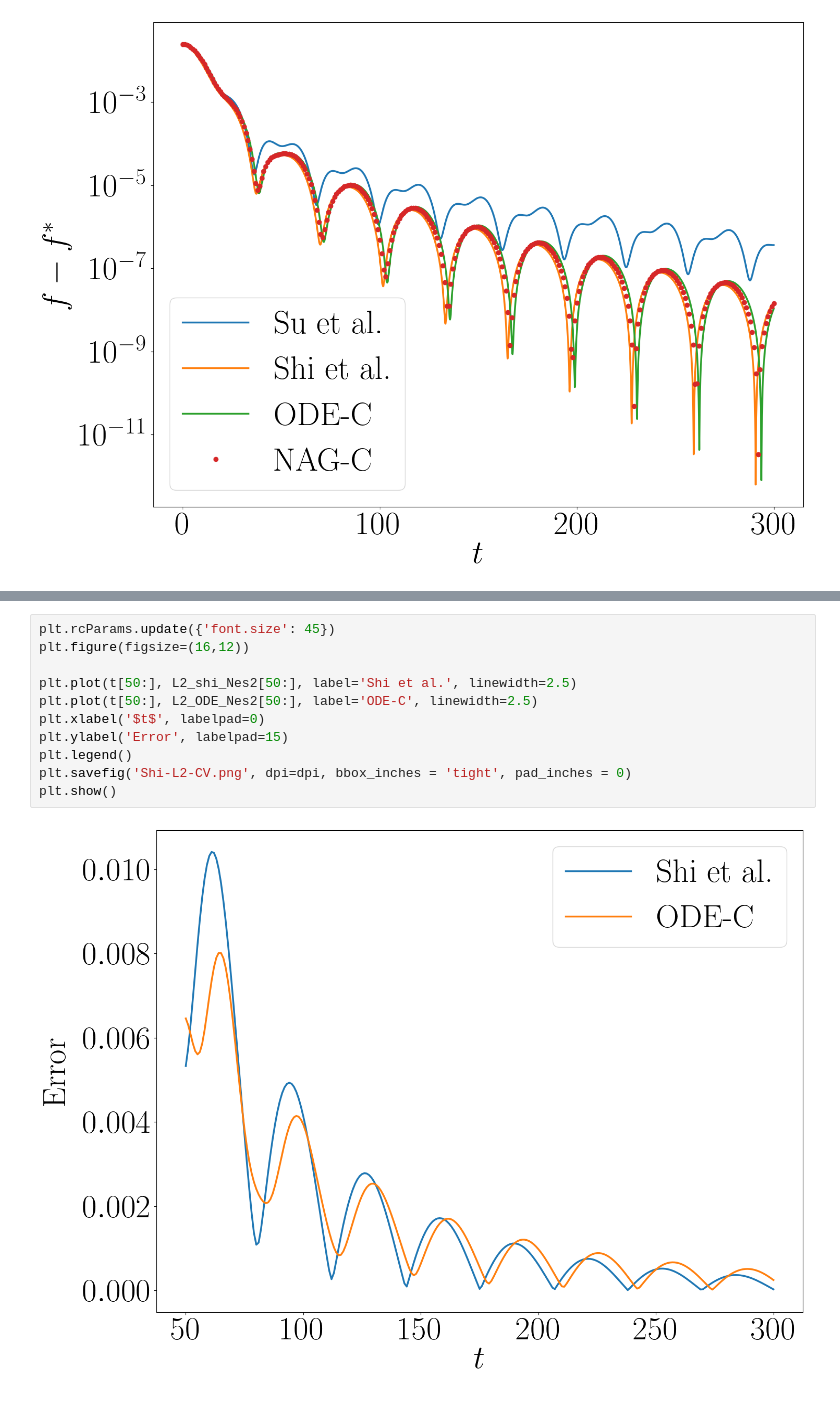
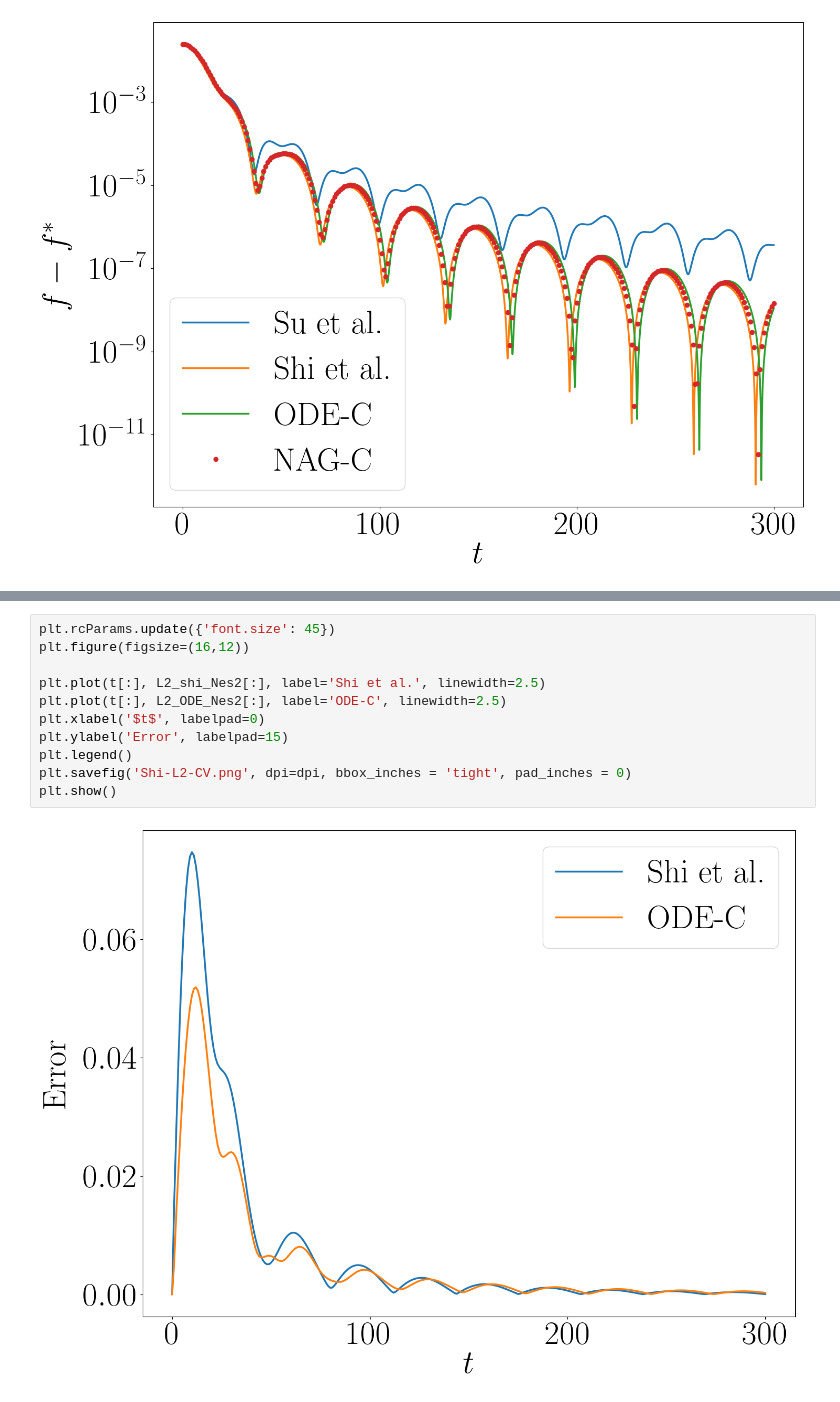
Before and after one commit to CORE-SNU/G-ODE-NAG, a Jupyter notebook: Nesterov/Su_Shi_ODE_CV/Su_ODE_Nes_CV.ipynb, the cells around one changed output, grey strips where cells are left out. Cells and saved outputs as stored; diff of their text form.

```diff
--- a/Nesterov/Su_Shi_ODE_CV/Su_ODE_Nes_CV.ipynb
+++ b/Nesterov/Su_Shi_ODE_CV/Su_ODE_Nes_CV.ipynb
@@ -218,13 +238,13 @@ plt.show()
 # %%
 plt.rcParams.update({'font.size': 45})
 plt.figure(figsize=(16,12))
 
-plt.plot(t[50:], L2_shi_Nes2[50:], label='Shi et al.', linewidth=2.5)
-plt.plot(t[50:], L2_ODE_Nes2[50:], label='ODE-C', linewidth=2.5)
+plt.plot(t[:], L2_shi_Nes2[:], label='Shi et al.', linewidth=2.5)
+plt.plot(t[:], L2_ODE_Nes2[:], label='ODE-C', linewidth=2.5)
 plt.xlabel('$t$', labelpad=0)
 plt.ylabel('Error', labelpad=15)
 plt.legend()
 plt.savefig('Shi-L2-CV.png', dpi=dpi, bbox_inches = 'tight', pad_inches = 0)
 plt.show()
 # %% [output]
-[figure, old version]
+[figure, new version]
```
Also changed, not shown: parts of 5 cells of this notebook, 26 other files.
